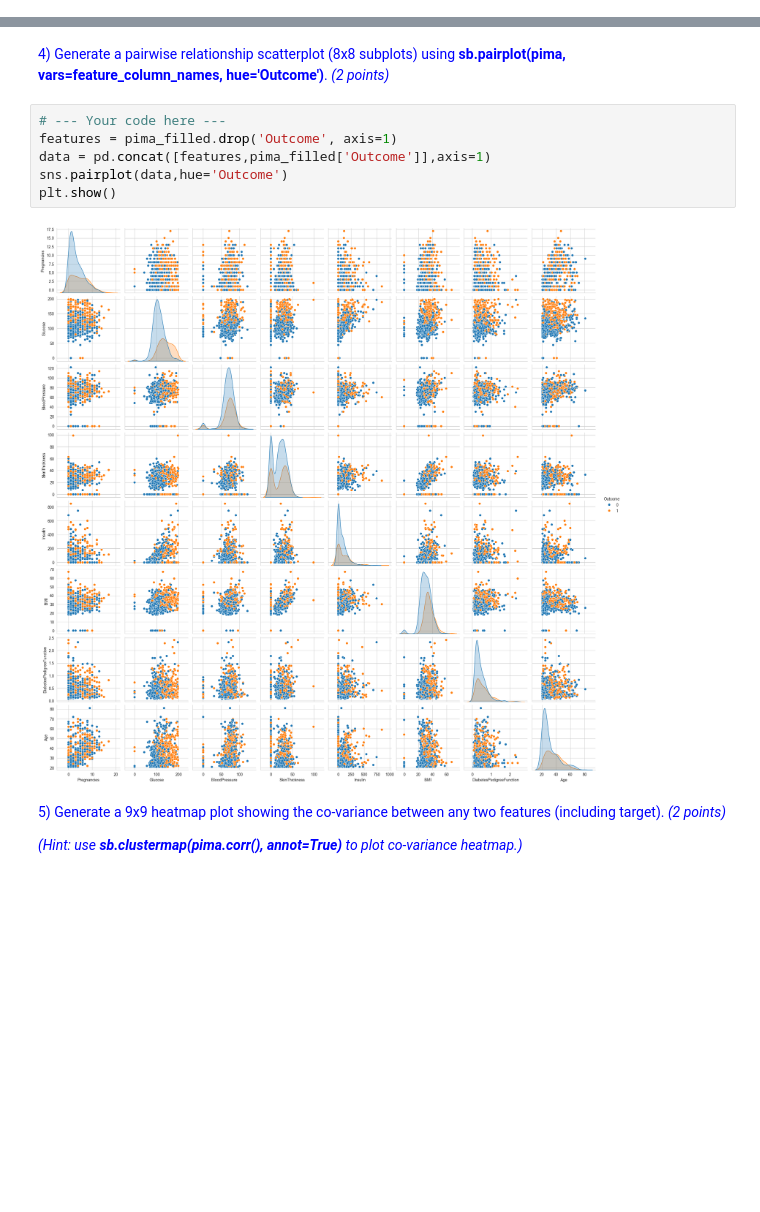
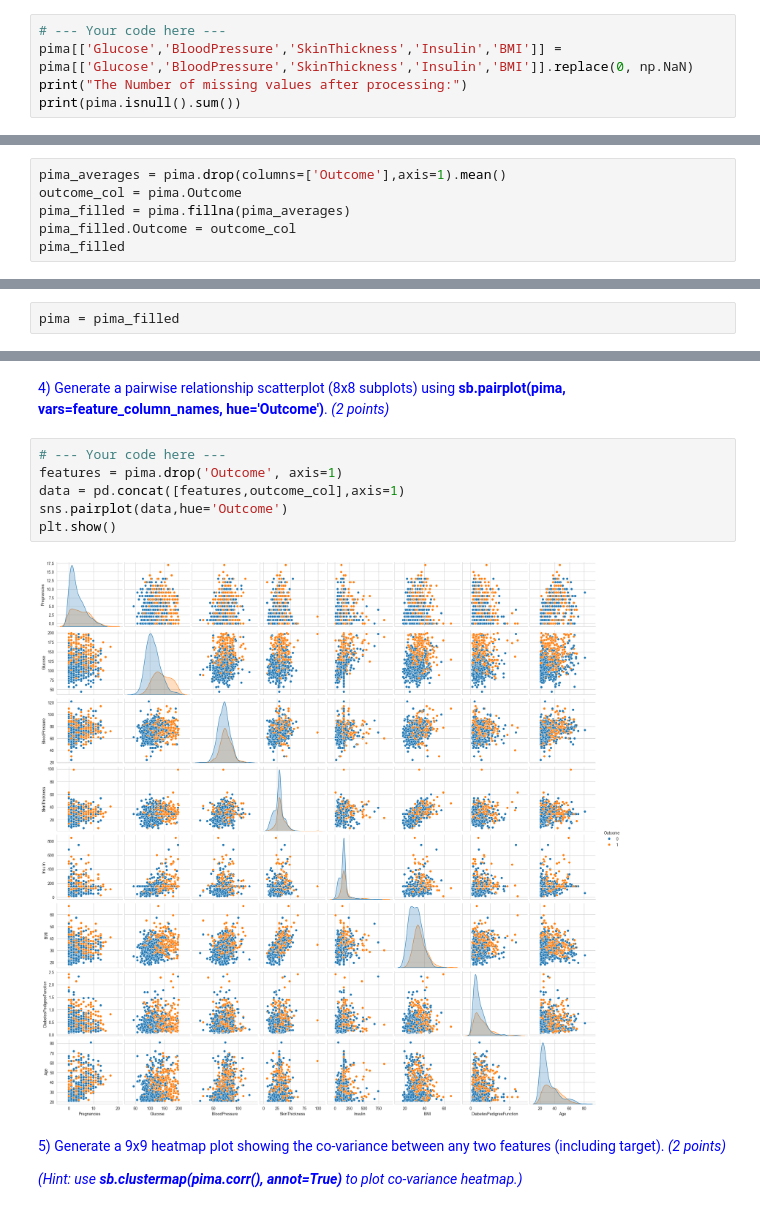
Before and after one commit to codingman-aiwass/data_mining, a Jupyter notebook: Assignment.ipynb, the cells around one changed output, grey strips where cells are left out. Cells and saved outputs as stored; diff of their text form; blank space fills up the shorter version.

```diff
--- a/Assignment.ipynb
+++ b/Assignment.ipynb
@@ -77,0 +57,5 @@ dtype: int64
+# %%
+# --- Your code here ---
+pima[['Glucose','BloodPressure','SkinThickness','Insulin','BMI']] =  pima[['Glucose','BloodPressure','SkinThickness','Insulin','BMI']].replace(0, np.NaN)
+print("The Number of missing values after processing:")
+print(pima.isnull().sum())
@@ -82,2 +79,8 @@ We can see that the data types of missing data are all numeric and there is only
 This method is simple and does not introduce additional bias, is suitable for cases where the number of missing values is small, and assumes that the missing values are randomly distributed.
 <span style="color:black"> </span>
+# %%
+pima_averages = pima.drop(columns=['Outcome'],axis=1).mean()
+outcome_col = pima.Outcome
+pima_filled = pima.fillna(pima_averages)
+pima_filled.Outcome = outcome_col
+pima_filled
@@ -84,3 +101,5 @@ This method is simple and does not introduce additional bias, is suitable for ca
+# %%
+pima = pima_filled
 # %% [markdown]
 <span style="color:blue">3) Examine Outcome by generating a bar plot showing the count of “0” and “1” in Outcome. Write down any of your insights from observing the bar plot. *(3 points)*</span>
 # %%
@@ -104,12 +123,12 @@ Text(0, 0.5, 'Count')
 <span style="color:blue">4) Generate a pairwise relationship scatterplot (8x8 subplots) using __sb.pairplot(pima, vars=feature_column_names, hue='Outcome')__. *(2 points)*</span>
 # %%
 # --- Your code here ---
-features = pima_filled.drop('Outcome', axis=1)
-data = pd.concat([features,pima_filled['Outcome']],axis=1)
+features = pima.drop('Outcome', axis=1)
+data = pd.concat([features,outcome_col],axis=1)
 sns.pairplot(data,hue='Outcome')
 plt.show()
 # %% [output]
-[figure, old version]
+[figure, new version]
 # %% [markdown]
 <span style="color:blue">5) Generate a 9x9 heatmap plot showing the co-variance between any two features (including target). *(2 points)*<br/>
 
```
Also changed, not shown: parts of 39 cells of this notebook.
